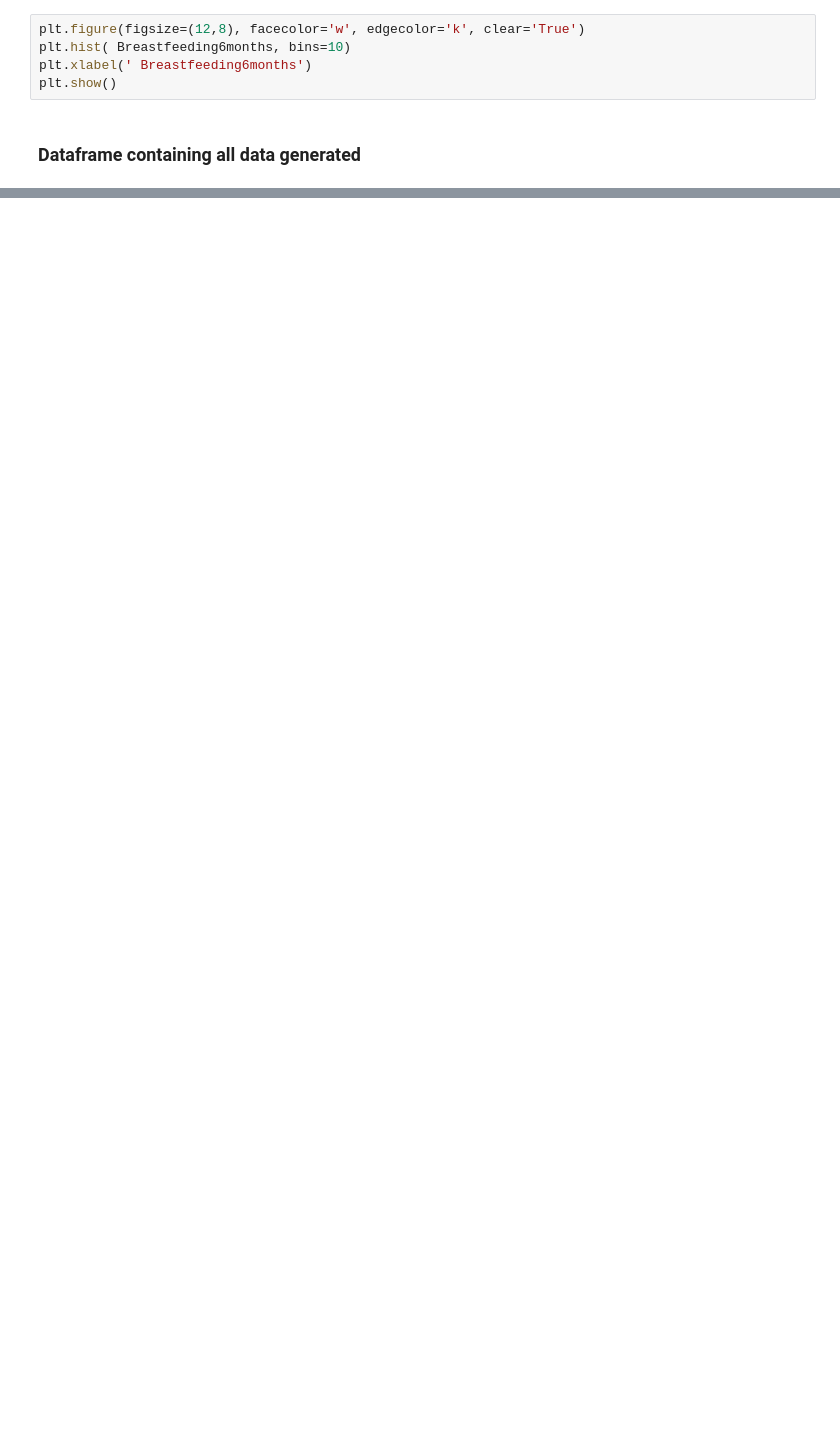
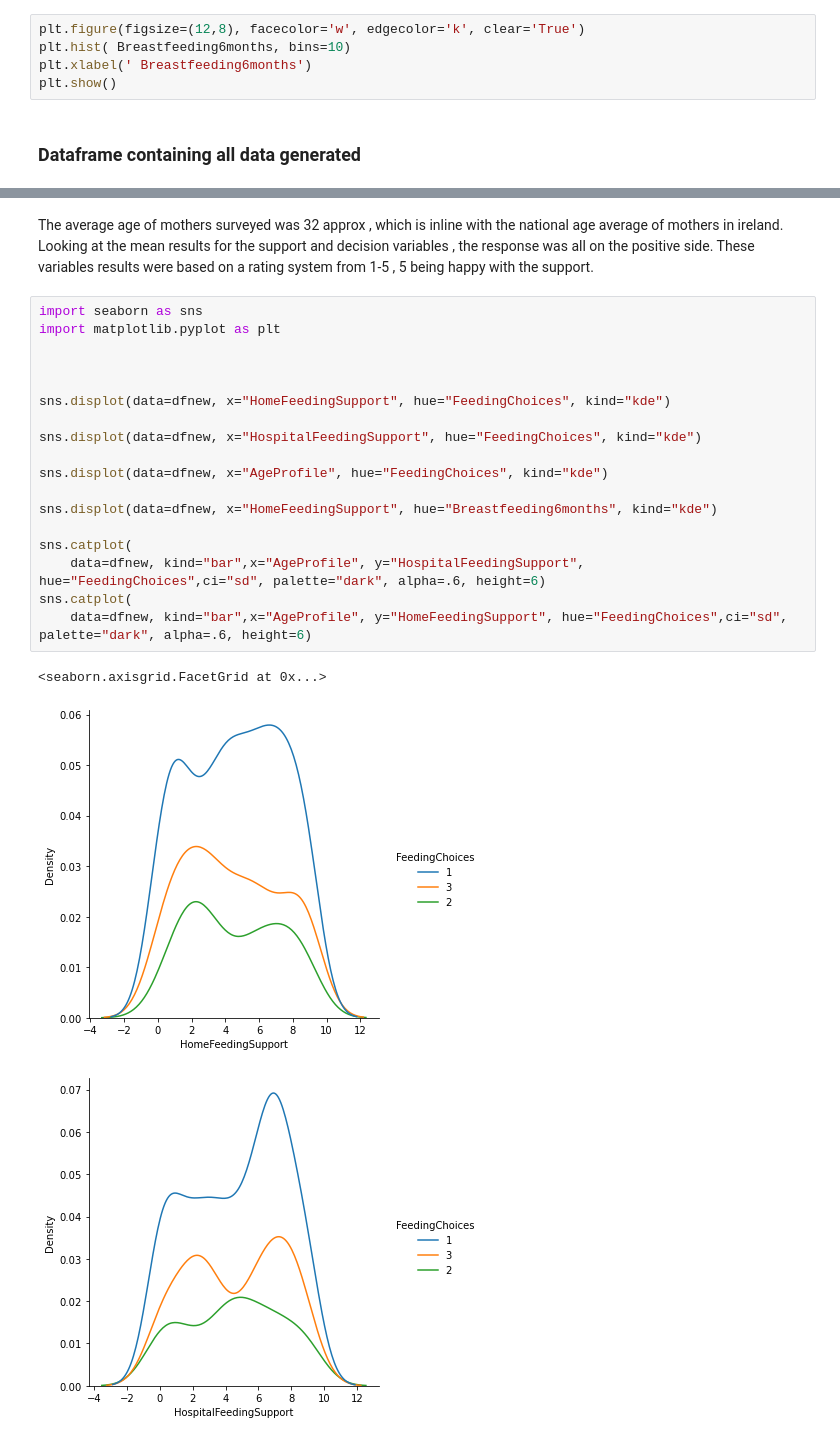
Before and after one commit to MichelleMoran431/Programming-Data-Analysis-project-2020, a Jupyter notebook: Project 2020 National Maternity Survey Feeding Dataset.ipynb, the cells around one changed output, grey strips where cells are left out. Drawn from its saved outputs; the diff is of its cells as text; blank space fills up the shorter version.

Commit message:
updated dataframe visualizations

```diff
--- a/Project 2020 National Maternity Survey Feeding Dataset.ipynb
+++ b/Project 2020 National Maternity Survey Feeding Dataset.ipynb
@@ -323,0 +396,24 @@ sns.displot(data=df, x="HospitalFeedingSupport", hue="FeedingChoices", kind="kde
+# %% [markdown]
+The average age of mothers surveyed was 32 approx , which is inline with the national age average of mothers  in ireland. Looking at the mean results for the support and decision variables , the response was all on the positive side. These variables results were based on a rating system from 1-5 , 5 being happy with the support.
+# %%
+import seaborn as sns
+import matplotlib.pyplot as plt
+
+
+
+sns.displot(data=dfnew, x="HomeFeedingSupport", hue="FeedingChoices", kind="kde")
+
+sns.displot(data=dfnew, x="HospitalFeedingSupport", hue="FeedingChoices", kind="kde")
+
+sns.displot(data=dfnew, x="AgeProfile", hue="FeedingChoices", kind="kde")
+
+sns.displot(data=dfnew, x="HomeFeedingSupport", hue="Breastfeeding6months", kind="kde")
+
+sns.catplot(
+    data=dfnew, kind="bar",x="AgeProfile", y="HospitalFeedingSupport", hue="FeedingChoices",ci="sd", palette="dark", alpha=.6, height=6)
+sns.catplot(
+    data=dfnew, kind="bar",x="AgeProfile", y="HomeFeedingSupport", hue="FeedingChoices",ci="sd", palette="dark", alpha=.6, height=6)
+# %% [output]
+<seaborn.axisgrid.FacetGrid at 0x...>
+[figure, added]
+[figure, added]
```
Also changed, not shown: parts of 28 cells of this notebook.
